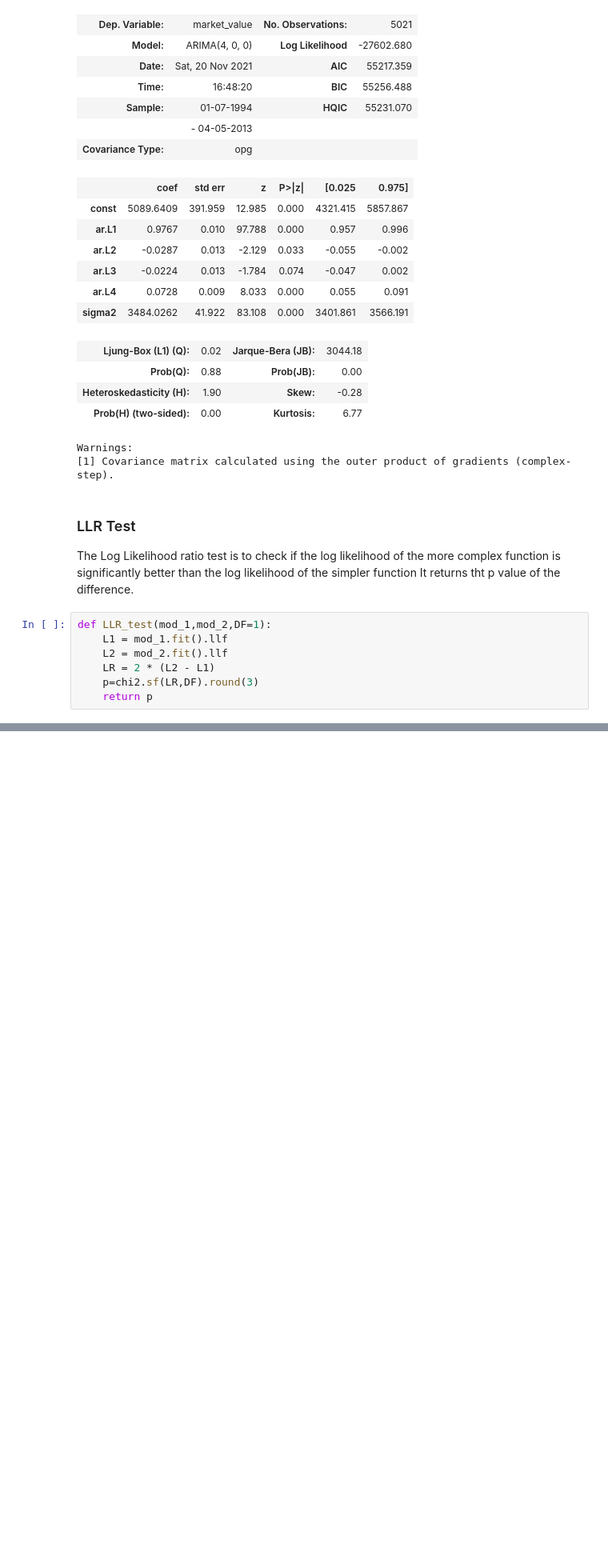
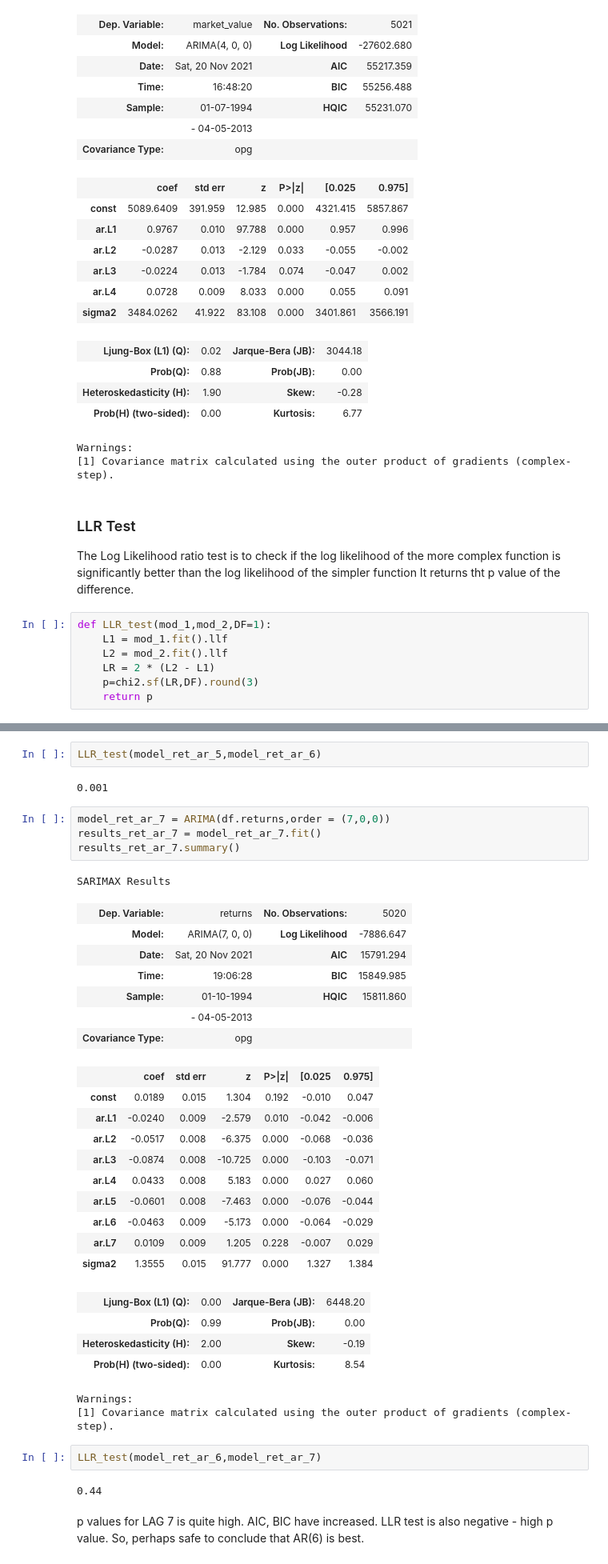
Before and after one commit to satyajitghosh/TimeSeriesAnalysis, a Jupyter notebook: DataRangerCourse/TS_lecture3.ipynb, the cells around one changed output, grey strips where cells are left out. Shown at 80% size. Cells and saved outputs as stored; diff of their text form; blank space fills up the shorter version.

```diff
--- a/DataRangerCourse/TS_lecture3.ipynb
+++ b/DataRangerCourse/TS_lecture3.ipynb
@@ -201,0 +448,40 @@ LLR_test(model_ar_2,model_ar_4)
+# %%
+LLR_test(model_ret_ar_5,model_ret_ar_6)
+# %% [output]
+0.001
+# %%
+model_ret_ar_7 = ARIMA(df.returns,order = (7,0,0))
+results_ret_ar_7 = model_ret_ar_7.fit()
+results_ret_ar_7.summary()
+# %% [output]
+SARIMAX Results
+| Dep. Variable: | returns | No. Observations: | 5020 |
+| Model: | ARIMA(7, 0, 0) | Log Likelihood | -7886.647 |
+| Date: | Sat, 20 Nov 2021 | AIC | 15791.294 |
+| Time: | 19:06:28 | BIC | 15849.985 |
+| Sample: | 01-10-1994 | HQIC | 15811.860 |
+|  | - 04-05-2013 |  |  |
+| Covariance Type: | opg |  |  |
+|  | coef | std err | z | P>|z| | [0.025 | 0.975] |
+| const | 0.0189 | 0.015 | 1.304 | 0.192 | -0.010 | 0.047 |
+| ar.L1 | -0.0240 | 0.009 | -2.579 | 0.010 | -0.042 | -0.006 |
+| ar.L2 | -0.0517 | 0.008 | -6.375 | 0.000 | -0.068 | -0.036 |
+| ar.L3 | -0.0874 | 0.008 | -10.725 | 0.000 | -0.103 | -0.071 |
+| ar.L4 | 0.0433 | 0.008 | 5.183 | 0.000 | 0.027 | 0.060 |
+| ar.L5 | -0.0601 | 0.008 | -7.463 | 0.000 | -0.076 | -0.044 |
+| ar.L6 | -0.0463 | 0.009 | -5.173 | 0.000 | -0.064 | -0.029 |
+| ar.L7 | 0.0109 | 0.009 | 1.205 | 0.228 | -0.007 | 0.029 |
+| sigma2 | 1.3555 | 0.015 | 91.777 | 0.000 | 1.327 | 1.384 |
+| Ljung-Box (L1) (Q): | 0.00 | Jarque-Bera (JB): | 6448.20 |
+| Prob(Q): | 0.99 | Prob(JB): | 0.00 |
+| Heteroskedasticity (H): | 2.00 | Skew: | -0.19 |
+| Prob(H) (two-sided): | 0.00 | Kurtosis: | 8.54 |
+Warnings:
+[1] Covariance matrix calculated using the outer product of gradients (complex-step).
+# %%
+LLR_test(model_ret_ar_6,model_ret_ar_7)
+# %% [output]
+0.44
+# %% [markdown]
+p values for LAG 7 is quite high. AIC, BIC have increased. LLR test is also negative - high p value.
+So, perhaps safe to conclude that AR(6) is best.
```
Also changed, not shown: parts of 29 cells of this notebook.
